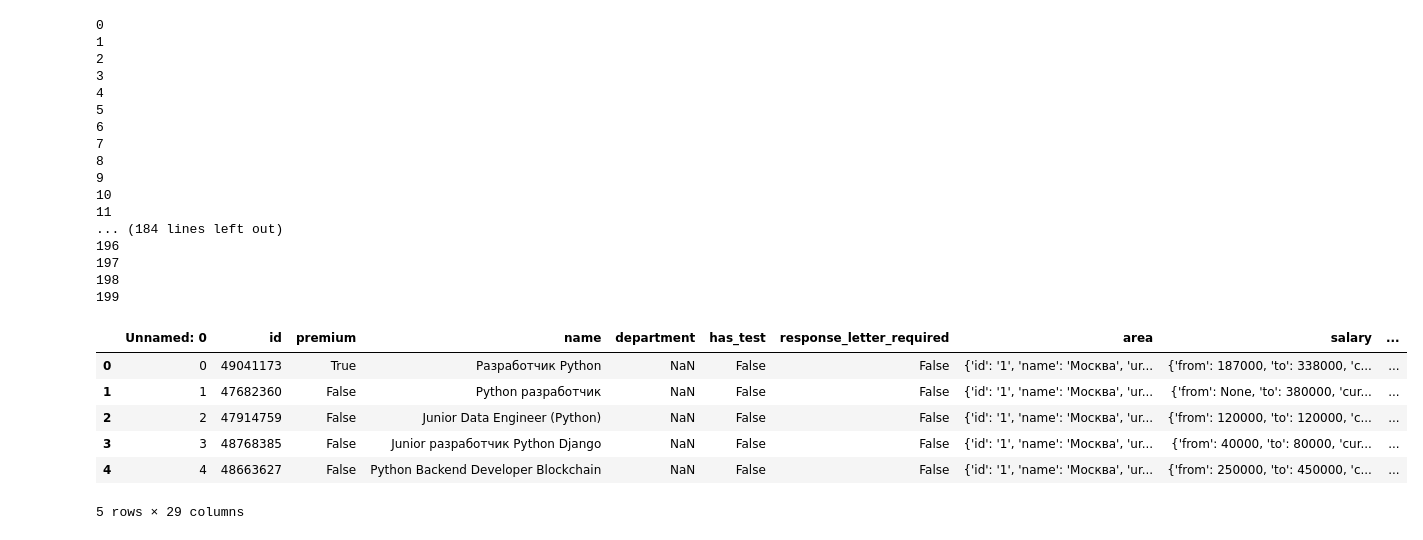
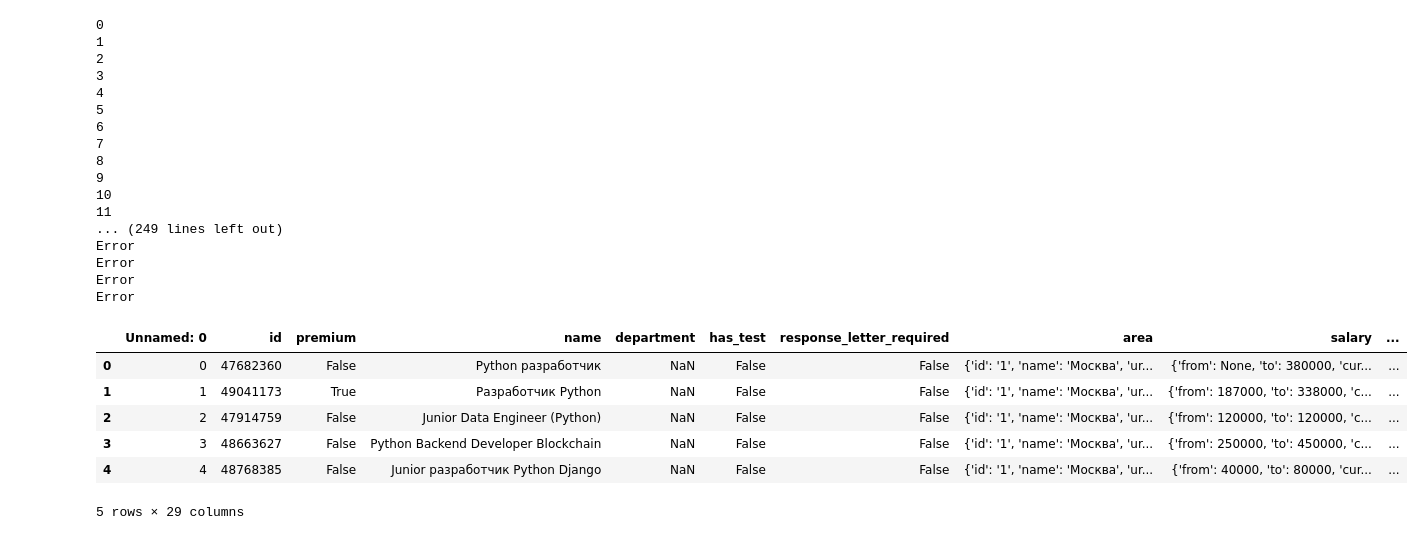
Before and after one commit to BSV777/Jupyter, a Jupyter notebook: hh/hh_parser_python_dev.ipynb, the cells around one changed output. Saved outputs shown, nothing was run; the diff lists cells and outputs as text; code cells hidden in the pictures.

```diff
--- a/hh/hh_parser_python_dev.ipynb
+++ b/hh/hh_parser_python_dev.ipynb
@@ -24,9 +24,13 @@ for job in job_title:
         df = pd.DataFrame(columns= list(vacancy_details))
         ind = 0
         for i in range(len(data)):
-            for j in range(len(data[i]['items'])):
-                df.loc[ind] = data[i]['items'][j]
-                ind+=1
+            try:
+                for j in range(len(data[i]['items'])):
+                    df.loc[ind] = data[i]['items'][j]
+                    ind+=1
+            except:
+                print("Error")
+
     csv_name = job+".csv"
     df.to_csv(csv_name)
 # %% [output]
@@ -42,21 +46,21 @@ for job in job_title:
 9
 10
 11
-... (184 lines left out)
-196
-197
-198
-199
+... (249 lines left out)
+Error
+Error
+Error
+Error
 # %%
-df = pd.read_csv("Python developer.csv")
+df = pd.read_csv("Python_developer.csv")
 df.head()
 # %% [output]
 |  | Unnamed: 0 | id | premium | name | department | has_test | response_letter_required | area | salary | ... |
-| 0 | 0 | 49041173 | True | Разработчик Python | NaN | False | False | {'id': '1', 'name': 'Москва', 'ur... | {'from': 187000, 'to': 338000, 'c... | ... |
-| 1 | 1 | 47682360 | False | Python разработчик | NaN | False | False | {'id': '1', 'name': 'Москва', 'ur... | {'from': None, 'to': 380000, 'cur... | ... |
+| 0 | 0 | 47682360 | False | Python разработчик | NaN | False | False | {'id': '1', 'name': 'Москва', 'ur... | {'from': None, 'to': 380000, 'cur... | ... |
+| 1 | 1 | 49041173 | True | Разработчик Python | NaN | False | False | {'id': '1', 'name': 'Москва', 'ur... | {'from': 187000, 'to': 338000, 'c... | ... |
 | 2 | 2 | 47914759 | False | Junior Data Engineer (Python) | NaN | False | False | {'id': '1', 'name': 'Москва', 'ur... | {'from': 120000, 'to': 120000, 'c... | ... |
-| 3 | 3 | 48768385 | False | Junior разработчик Python Django | NaN | False | False | {'id': '1', 'name': 'Москва', 'ur... | {'from': 40000, 'to': 80000, 'cur... | ... |
-| 4 | 4 | 48663627 | False | Python Backend Developer Blockchain | NaN | False | False | {'id': '1', 'name': 'Москва', 'ur... | {'from': 250000, 'to': 450000, 'c... | ... |
+| 3 | 3 | 48663627 | False | Python Backend Developer Blockchain | NaN | False | False | {'id': '1', 'name': 'Москва', 'ur... | {'from': 250000, 'to': 450000, 'c... | ... |
+| 4 | 4 | 48768385 | False | Junior разработчик Python Django | NaN | False | False | {'id': '1', 'name': 'Москва', 'ur... | {'from': 40000, 'to': 80000, 'cur... | ... |
 5 rows × 29 columns
 # %%
 import ast # run code from string for example ast.literal_eval("1+1")
```
Also changed, not shown: parts of 2 cells of this notebook, 3 other files.
